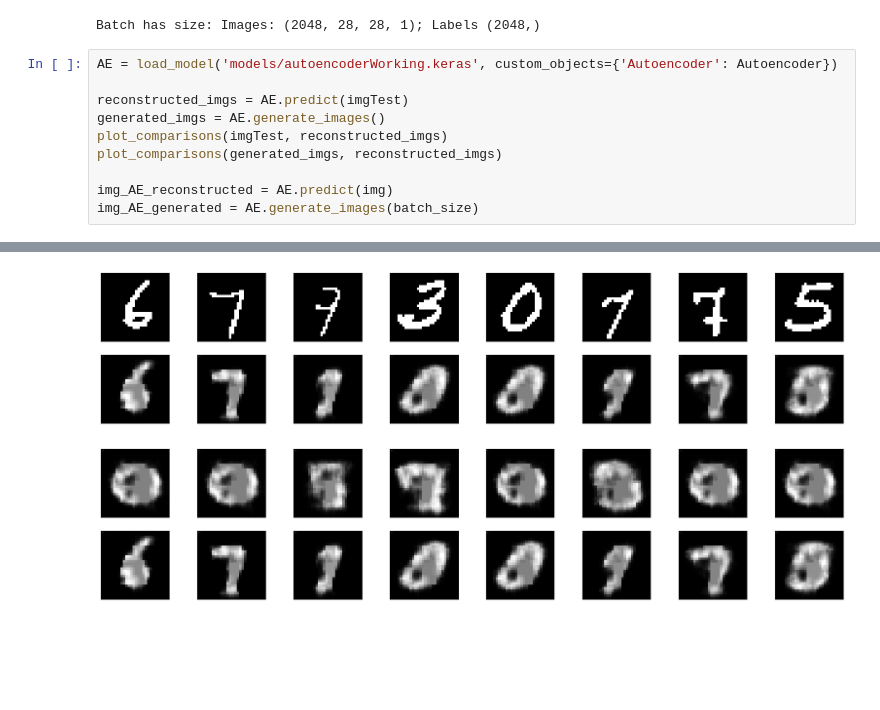
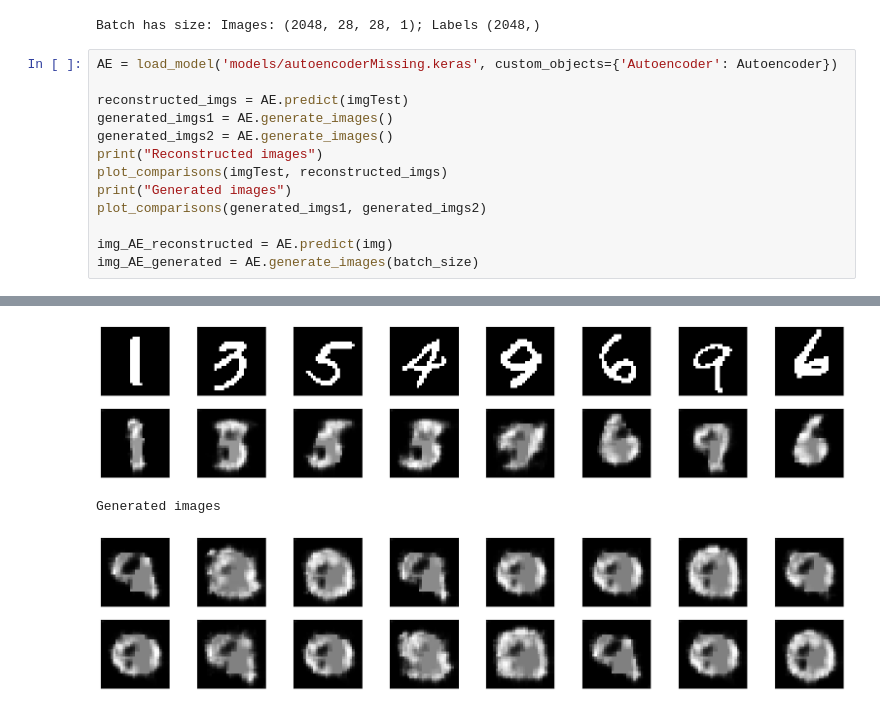
Before and after one commit to gunhamn/public, a Jupyter notebook: DL_Autoencoders/generator_evaluation.ipynb, the cells around one changed output, grey strips where cells are left out. Cells and saved outputs as stored; diff of their text form; blank space fills up the shorter version.

```diff
--- a/DL_Autoencoders/generator_evaluation.ipynb
+++ b/DL_Autoencoders/generator_evaluation.ipynb
@@ -25,12 +31,15 @@ print(f"Batch has size: Images: {img.shape}; Labels {labels.shape}")
 # %% [output]
 Batch has size: Images: (2048, 28, 28, 1); Labels (2048,)
 # %%
-AE = load_model('models/autoencoderWorking.keras', custom_objects={'Autoencoder': Autoencoder})
+AE = load_model('models/autoencoderMissing.keras', custom_objects={'Autoencoder': Autoencoder})
 
 reconstructed_imgs = AE.predict(imgTest)
-generated_imgs = AE.generate_images()
+generated_imgs1 = AE.generate_images()
+generated_imgs2 = AE.generate_images()
+print("Reconstructed images")
 plot_comparisons(imgTest, reconstructed_imgs)
-plot_comparisons(generated_imgs, reconstructed_imgs)
+print("Generated images")
+plot_comparisons(generated_imgs1, generated_imgs2)
 
 img_AE_reconstructed = AE.predict(img)
 img_AE_generated = AE.generate_images(batch_size)
@@ -41,2 +49,3 @@ encoded.shape (8, 4)
-[figure, old version]
+[figure, new version]
+Generated images
-[figure, old version]
+[figure, new version]
```
Also changed, not shown: parts of 8 cells of this notebook, 12 other files.
